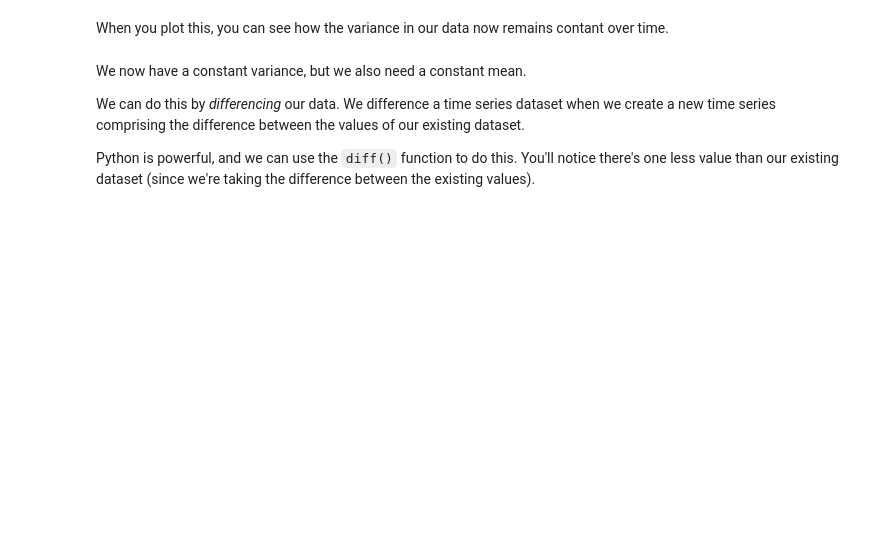
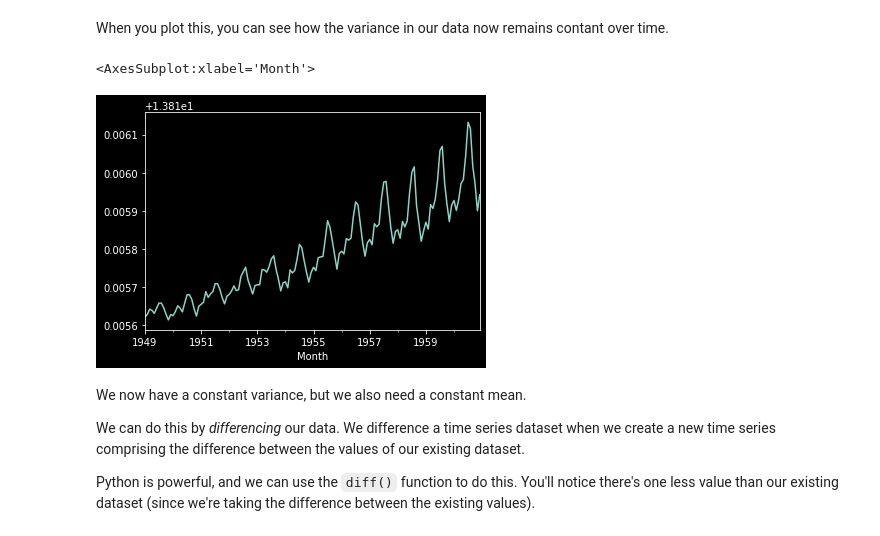
Before and after one commit to willkchan/Cowboy-Cigarettes-Time-Series-Investigation, a Jupyter notebook: Cowboys&CigrettesCaseStudy/Cowboy Cigarettes Case Study - Tier 3.ipynb, the cells around one changed output. Drawn from its saved outputs; the diff is of its cells as text; code cells hidden in the pictures; blank space fills up the shorter version.

```diff
--- a/Cowboys&CigrettesCaseStudy/Cowboy Cigarettes Case Study - Tier 3.ipynb
+++ b/Cowboys&CigrettesCaseStudy/Cowboy Cigarettes Case Study - Tier 3.ipynb
@@ -296,3 +326,5 @@ _ _ _
+# %%
+y_log = np.log(y)
 # %% [markdown]
 
 When you plot this, you can see how the variance in our data now remains contant over time.
@@ -301,3 +331,8 @@ _ _ _
+# %%
+y_log.plot()
+# %% [output]
+<AxesSubplot:xlabel='Month'>
+[figure, added]
 # %% [markdown]
 We now have a constant variance, but we also need a constant mean.
 
```
Also changed, not shown: parts of 26 cells of this notebook.
